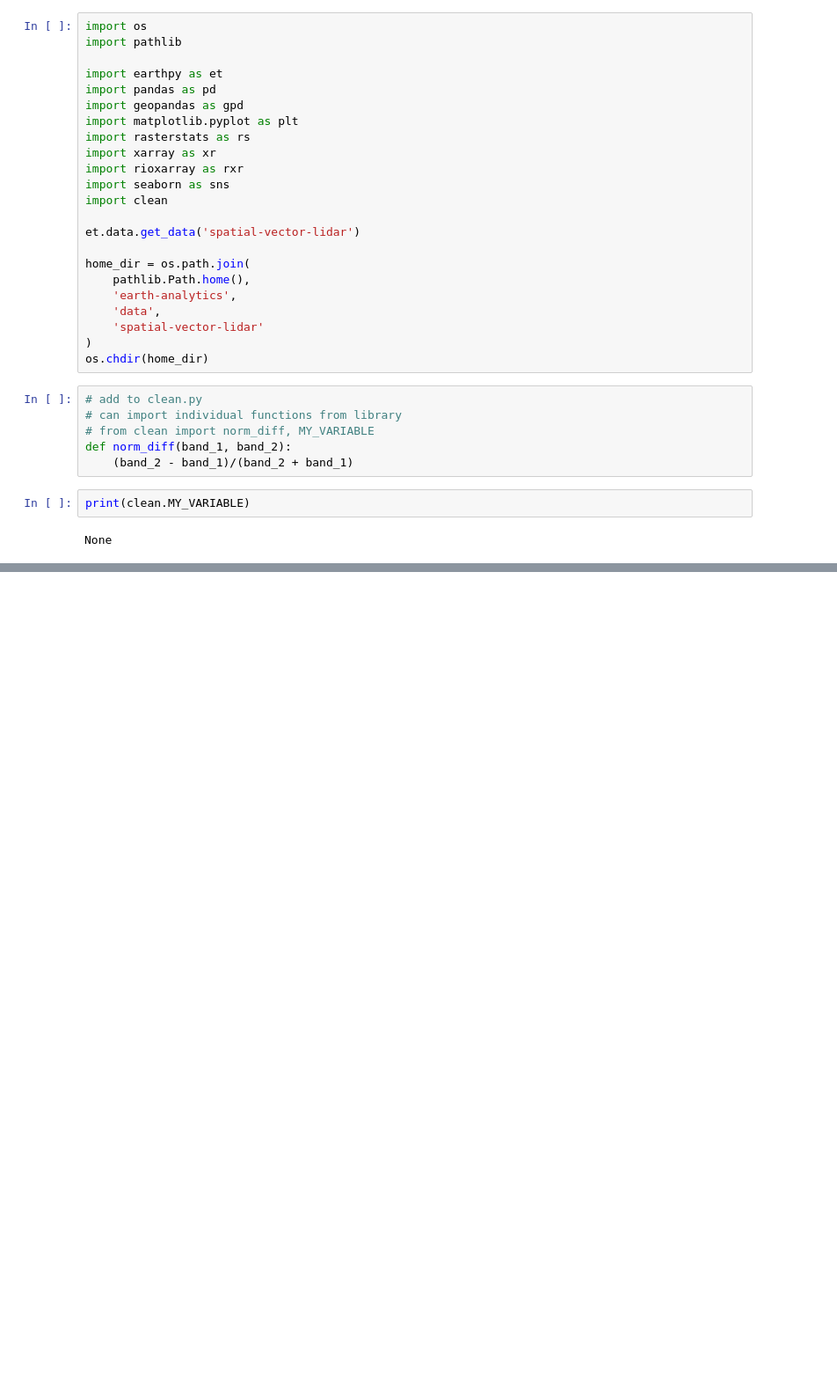
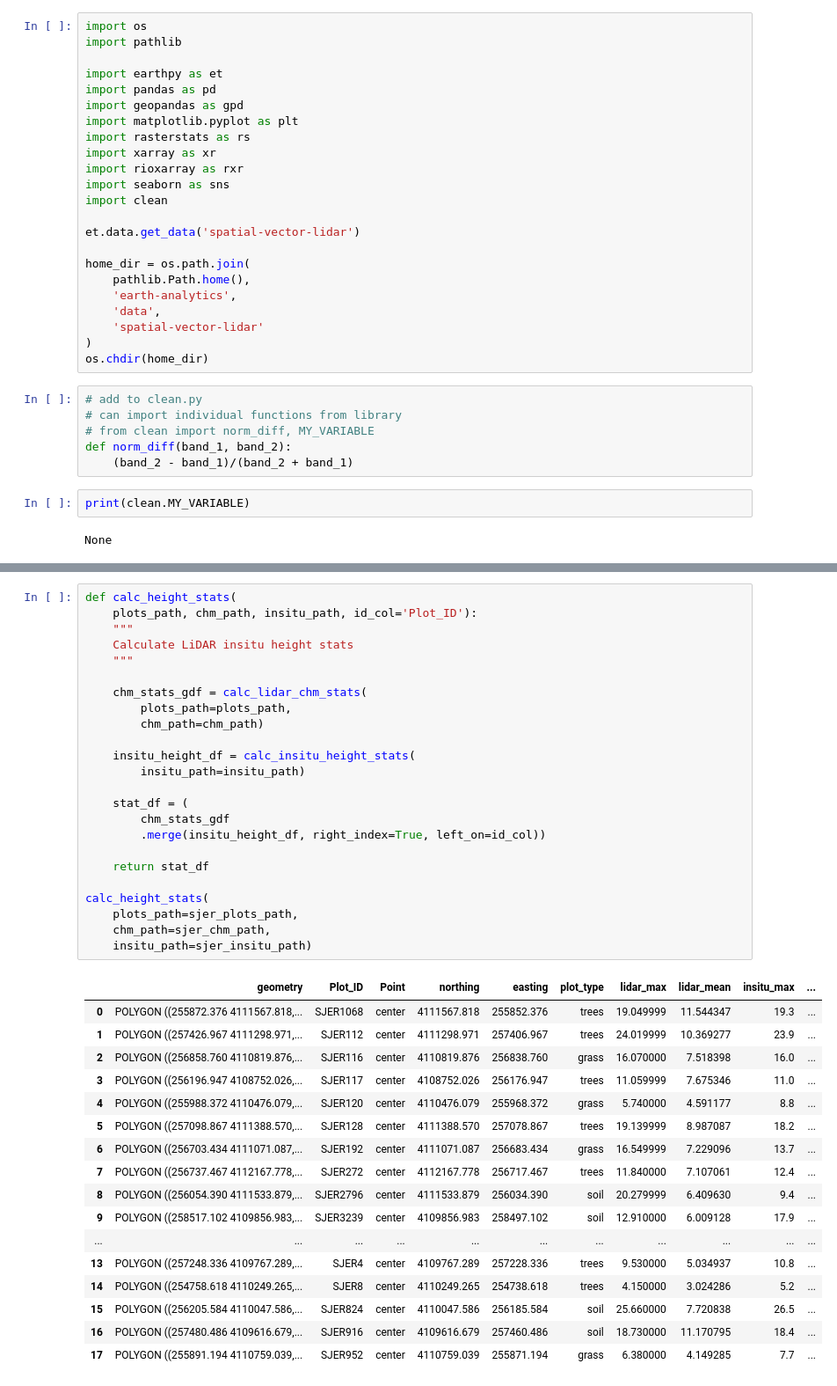
Before and after one commit to lechipman/lidar-uncertainty-2023-lchipman, a Jupyter notebook: lidar-uncertainty.ipynb, the cells around one changed output, grey strips where cells are left out. Shown: that part at 88% size. Saved outputs shown, nothing was run; the diff lists cells and outputs as text; blank space fills up the shorter version.

```diff
--- a/lidar-uncertainty.ipynb
+++ b/lidar-uncertainty.ipynb
@@ -39,0 +152,42 @@ None
+# %%
+def calc_height_stats(
+    plots_path, chm_path, insitu_path, id_col='Plot_ID'):
+    """
+    Calculate LiDAR insitu height stats
+    """
+
+    chm_stats_gdf = calc_lidar_chm_stats(
+        plots_path=plots_path,
+        chm_path=chm_path)
+
+    insitu_height_df = calc_insitu_height_stats(
+        insitu_path=insitu_path)
+
+    stat_df = (
+        chm_stats_gdf
+        .merge(insitu_height_df, right_index=True, left_on=id_col))
+
+    return stat_df
+
+calc_height_stats(
+    plots_path=sjer_plots_path,
+    chm_path=sjer_chm_path,
+    insitu_path=sjer_insitu_path)
+# %% [output]
+|  | geometry | Plot_ID | Point | northing | easting | plot_type | lidar_max | lidar_mean | insitu_max | ... |
+| 0 | POLYGON ((255872.376 4111567.818,... | SJER1068 | center | 4111567.818 | 255852.376 | trees | 19.049999 | 11.544347 | 19.3 | ... |
+| 1 | POLYGON ((257426.967 4111298.971,... | SJER112 | center | 4111298.971 | 257406.967 | trees | 24.019999 | 10.369277 | 23.9 | ... |
+| 2 | POLYGON ((256858.760 4110819.876,... | SJER116 | center | 4110819.876 | 256838.760 | grass | 16.070000 | 7.518398 | 16.0 | ... |
+| 3 | POLYGON ((256196.947 4108752.026,... | SJER117 | center | 4108752.026 | 256176.947 | trees | 11.059999 | 7.675346 | 11.0 | ... |
+| 4 | POLYGON ((255988.372 4110476.079,... | SJER120 | center | 4110476.079 | 255968.372 | grass | 5.740000 | 4.591177 | 8.8 | ... |
+| 5 | POLYGON ((257098.867 4111388.570,... | SJER128 | center | 4111388.570 | 257078.867 | trees | 19.139999 | 8.987087 | 18.2 | ... |
+| 6 | POLYGON ((256703.434 4111071.087,... | SJER192 | center | 4111071.087 | 256683.434 | grass | 16.549999 | 7.229096 | 13.7 | ... |
+| 7 | POLYGON ((256737.467 4112167.778,... | SJER272 | center | 4112167.778 | 256717.467 | trees | 11.840000 | 7.107061 | 12.4 | ... |
+| 8 | POLYGON ((256054.390 4111533.879,... | SJER2796 | center | 4111533.879 | 256034.390 | soil | 20.279999 | 6.409630 | 9.4 | ... |
+| 9 | POLYGON ((258517.102 4109856.983,... | SJER3239 | center | 4109856.983 | 258497.102 | soil | 12.910000 | 6.009128 | 17.9 | ... |
+| ... | ... | ... | ... | ... | ... | ... | ... | ... | ... | ... |
+| 13 | POLYGON ((257248.336 4109767.289,... | SJER4 | center | 4109767.289 | 257228.336 | trees | 9.530000 | 5.034937 | 10.8 | ... |
+| 14 | POLYGON ((254758.618 4110249.265,... | SJER8 | center | 4110249.265 | 254738.618 | trees | 4.150000 | 3.024286 | 5.2 | ... |
+| 15 | POLYGON ((256205.584 4110047.586,... | SJER824 | center | 4110047.586 | 256185.584 | soil | 25.660000 | 7.720838 | 26.5 | ... |
+| 16 | POLYGON ((257480.486 4109616.679,... | SJER916 | center | 4109616.679 | 257460.486 | soil | 18.730000 | 11.170795 | 18.4 | ... |
+| 17 | POLYGON ((255891.194 4110759.039,... | SJER952 | center | 4110759.039 | 255871.194 | grass | 6.380000 | 4.149285 | 7.7 | ... |
```
Also changed, not shown: parts of 6 cells of this notebook.
